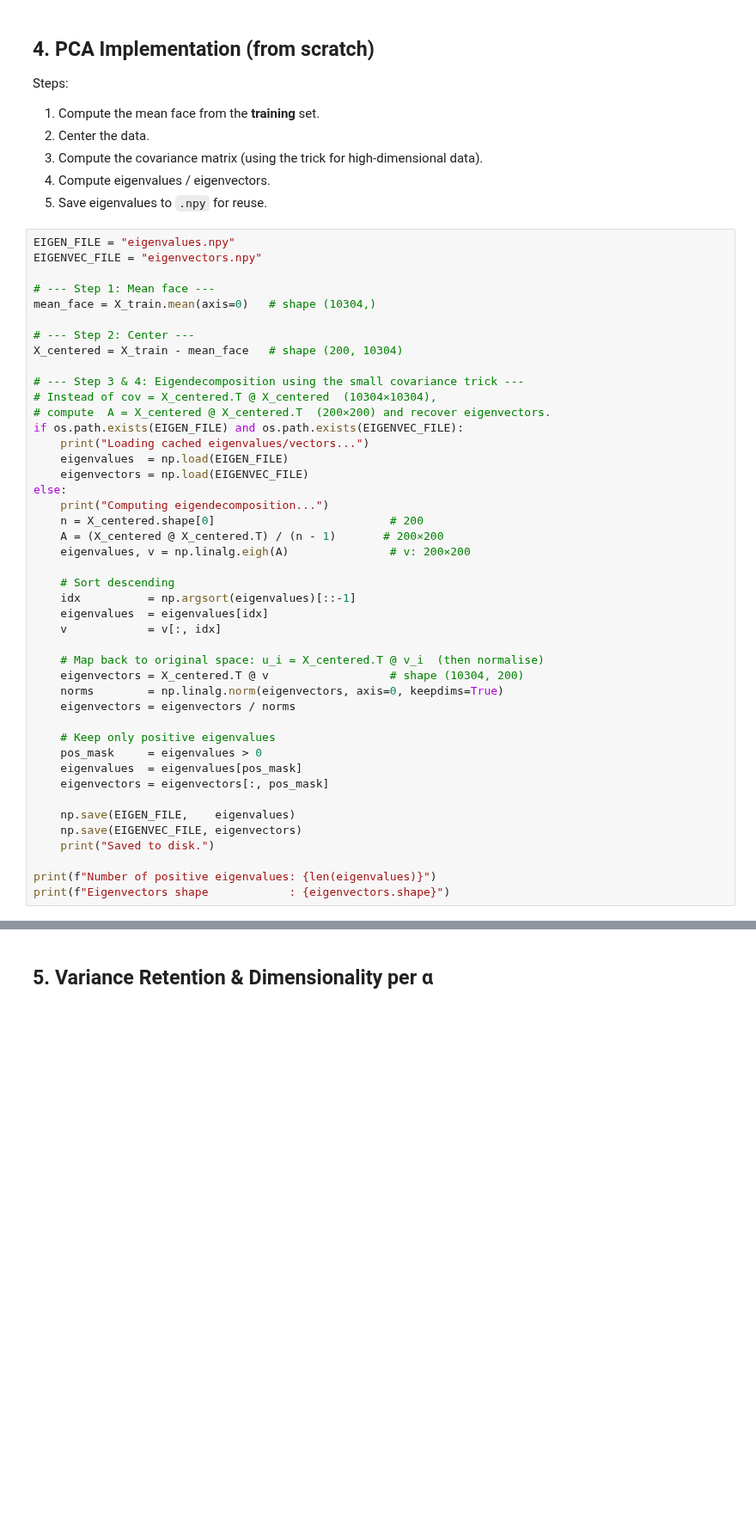
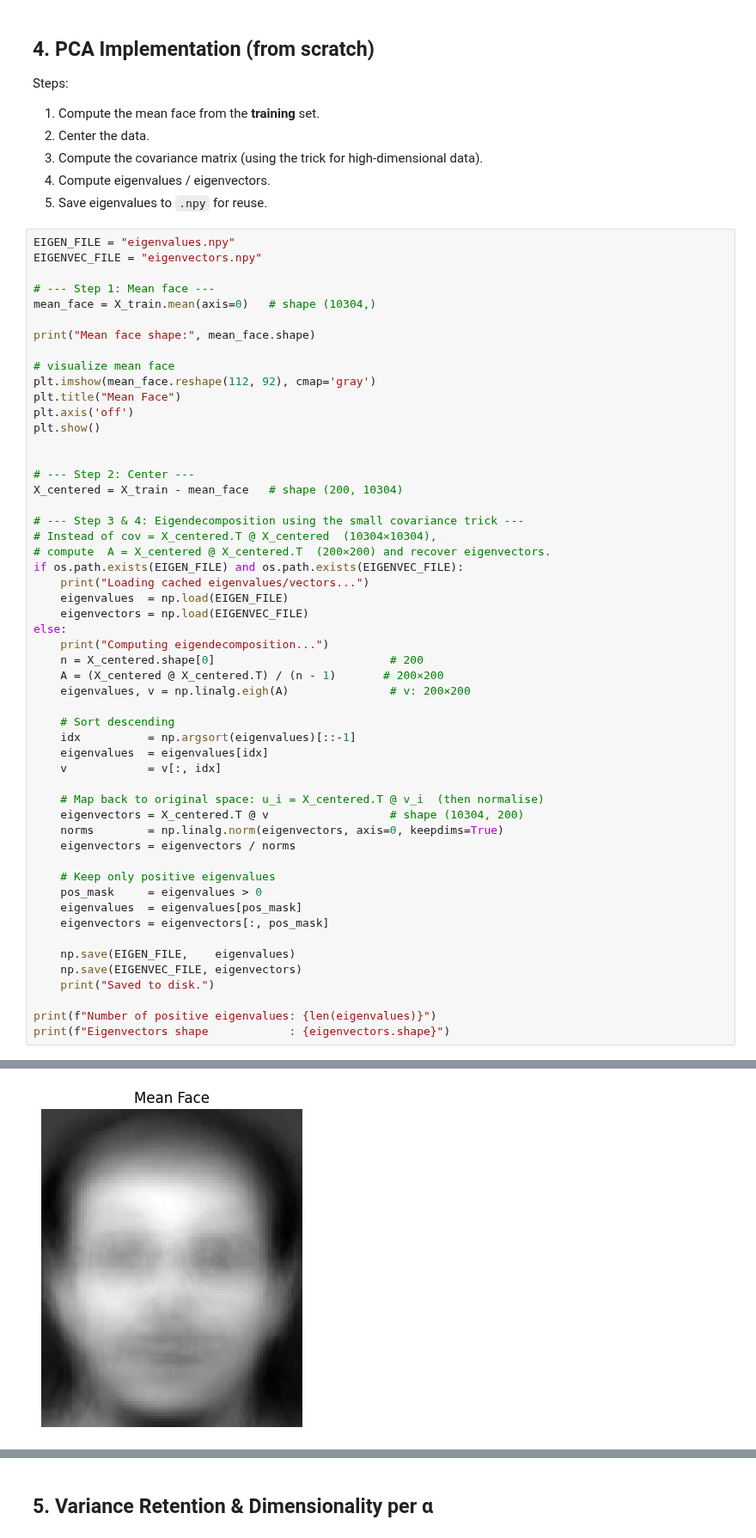
Before and after one commit to johnwillyyy/face-recognition, a Jupyter notebook: face_recognition_pca.ipynb, the cells around one changed output, grey strips where cells are left out. Shown at 86% size. Drawn from its saved outputs; the diff is of its cells as text; blank space fills up the shorter version.

```diff
--- a/face_recognition_pca.ipynb
+++ b/face_recognition_pca.ipynb
@@ -87,6 +91,15 @@ EIGENVEC_FILE = "eigenvectors.npy"
 
 # --- Step 1: Mean face ---
 mean_face = X_train.mean(axis=0)   # shape (10304,)
+
+print("Mean face shape:", mean_face.shape)
+
+# visualize mean face
+plt.imshow(mean_face.reshape(112, 92), cmap='gray')
+plt.title("Mean Face")
+plt.axis('off')
+plt.show()
+
 
 # --- Step 2: Center ---
 X_centered = X_train - mean_face   # shape (200, 10304)
@@ -131,0 +143 @@ Eigenvectors shape            : (10304, 199)
+[figure, added]
```
Also changed, not shown: parts of 29 cells of this notebook.
